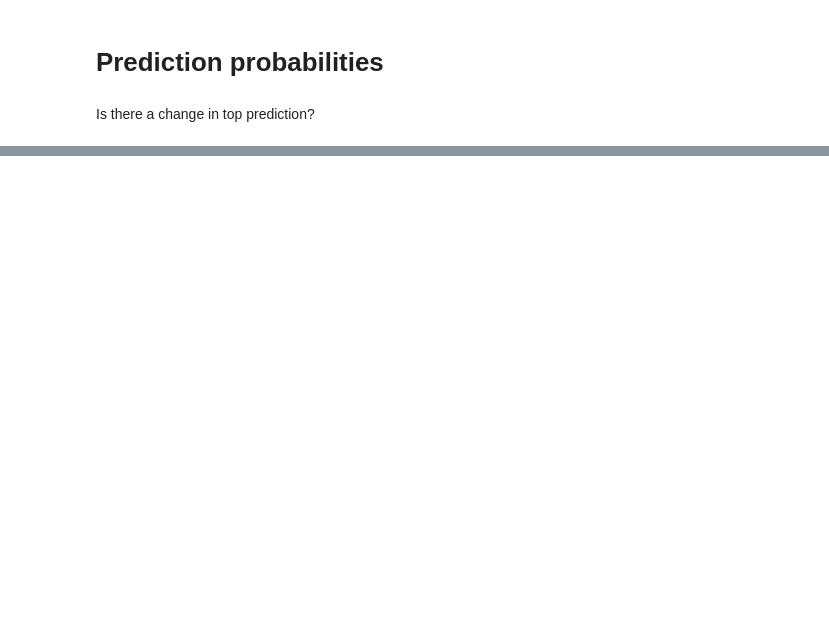
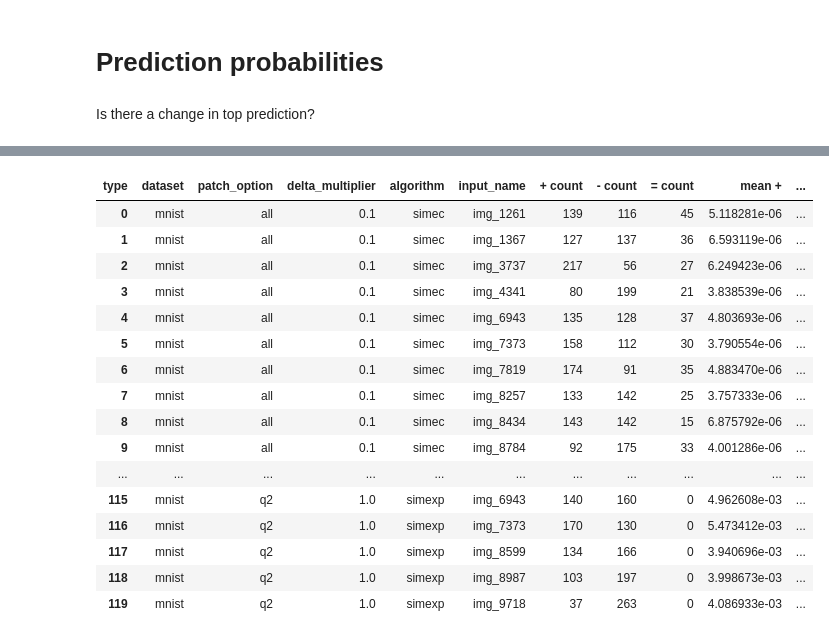
Before and after one commit to alessiomarta/transformers_equivalence_classes, a Jupyter notebook: notebooks/interpretation-analysis.ipynb, the cells around one changed output, grey strips where cells are left out. Saved outputs shown, nothing was run; the diff lists cells and outputs as text; code cells hidden in the pictures; blank space fills up the shorter version.

```diff
--- a/notebooks/interpretation-analysis.ipynb
+++ b/notebooks/interpretation-analysis.ipynb
@@ -275,0 +437,60 @@ list(
+# %%
+# Define the group columns to flatten over iterations and repetitions
+group_cols_flat = ["dataset", "patch_option", "delta_multiplier", "algorithm", "input_name"]
+
+# Count occurrences of each change type
+type_counts = (
+    df_changes
+    .groupby(group_cols_flat + ["type"])
+    .size()
+    .unstack(fill_value=0)
+    .reset_index()
+    .rename(columns={"-": "- count", "+": "+ count", "=": "= count"})
+)
+
+# Compute mean diff for each change type
+type_means = (
+    df_changes
+    .groupby(group_cols_flat + ["type"])["diff"]
+    .mean()
+    .unstack(fill_value=0)
+    .reset_index()
+    .rename(columns={"-": "mean -", "+": "mean +", "=": "mean ="})
+)
+
+# Compute sumn diff for each change type
+type_sums = (
+    df_changes
+    .groupby(group_cols_flat + ["type"])["diff"]
+    .sum()
+    .unstack(fill_value=0)
+    .reset_index()
+    .rename(columns={"-": "sum -", "+": "sum +", "=": "sum ="})
+)
+
+# Merge counts and means
+summary_df = pd.merge(type_counts, type_means, on=group_cols_flat)
+
+# Merge the result with sums
+summary_df = pd.merge(summary_df, type_sums, on=group_cols_flat)
+pd.set_option('display.max_rows', 500)
+# Display the final summary
+summary_df
+# %% [output]
+| type | dataset | patch_option | delta_multiplier | algorithm | input_name | + count | - count | = count | mean + | ... |
+| 0 | mnist | all | 0.1 | simec | img_1261 | 139 | 116 | 45 | 5.118281e-06 | ... |
+| 1 | mnist | all | 0.1 | simec | img_1367 | 127 | 137 | 36 | 6.593119e-06 | ... |
+| 2 | mnist | all | 0.1 | simec | img_3737 | 217 | 56 | 27 | 6.249423e-06 | ... |
+| 3 | mnist | all | 0.1 | simec | img_4341 | 80 | 199 | 21 | 3.838539e-06 | ... |
+| 4 | mnist | all | 0.1 | simec | img_6943 | 135 | 128 | 37 | 4.803693e-06 | ... |
+| 5 | mnist | all | 0.1 | simec | img_7373 | 158 | 112 | 30 | 3.790554e-06 | ... |
+| 6 | mnist | all | 0.1 | simec | img_7819 | 174 | 91 | 35 | 4.883470e-06 | ... |
+| 7 | mnist | all | 0.1 | simec | img_8257 | 133 | 142 | 25 | 3.757333e-06 | ... |
+| 8 | mnist | all | 0.1 | simec | img_8434 | 143 | 142 | 15 | 6.875792e-06 | ... |
+| 9 | mnist | all | 0.1 | simec | img_8784 | 92 | 175 | 33 | 4.001286e-06 | ... |
+| ... | ... | ... | ... | ... | ... | ... | ... | ... | ... | ... |
+| 115 | mnist | q2 | 1.0 | simexp | img_6943 | 140 | 160 | 0 | 4.962608e-03 | ... |
+| 116 | mnist | q2 | 1.0 | simexp | img_7373 | 170 | 130 | 0 | 5.473412e-03 | ... |
+| 117 | mnist | q2 | 1.0 | simexp | img_8599 | 134 | 166 | 0 | 3.940696e-03 | ... |
+| 118 | mnist | q2 | 1.0 | simexp | img_8987 | 103 | 197 | 0 | 3.998673e-03 | ... |
+| 119 | mnist | q2 | 1.0 | simexp | img_9718 | 37 | 263 | 0 | 4.086933e-03 | ... |
```
Also changed, not shown: parts of 22 cells of this notebook, 10 other files.
